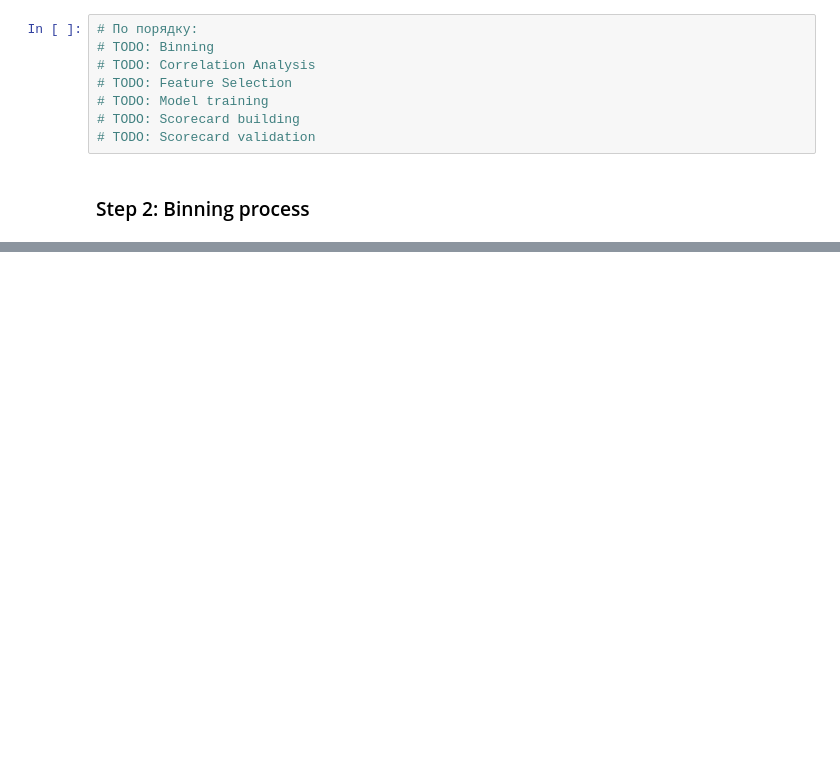
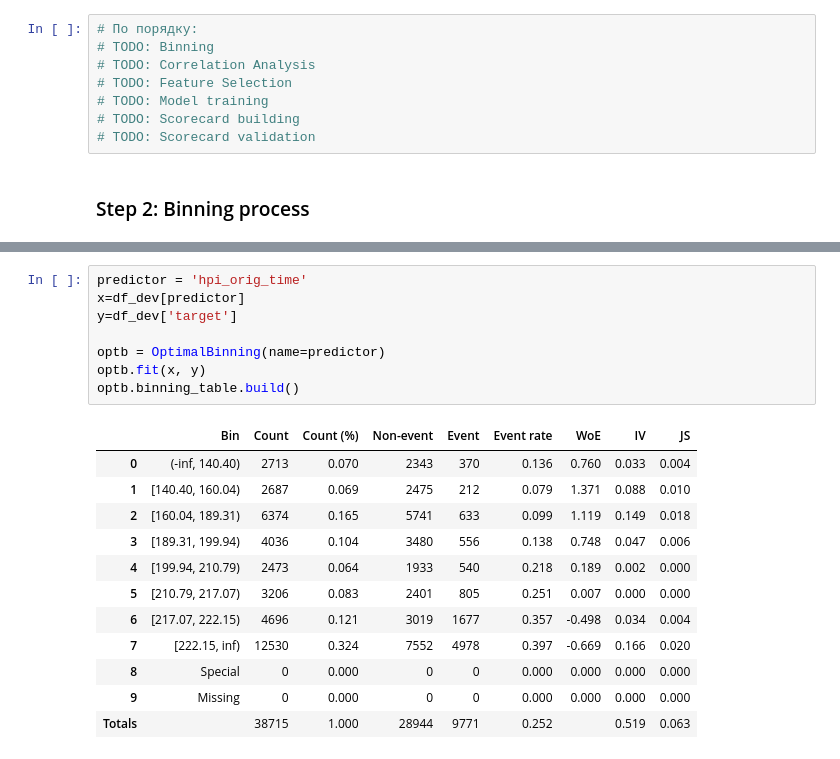
Before and after one commit to MaksimObukhov/pd_scorecard, a Jupyter notebook: main.ipynb, the cells around one changed output, grey strips where cells are left out. Cells and saved outputs as stored; diff of their text form; blank space fills up the shorter version.

```diff
--- a/main.ipynb
+++ b/main.ipynb
@@ -468,0 +484,21 @@ binning = BinningProcess(predictors,min_bin_size=0.05,
+# %%
+predictor = 'hpi_orig_time'
+x=df_dev[predictor]
+y=df_dev['target']
+
+optb = OptimalBinning(name=predictor)
+optb.fit(x, y)
+optb.binning_table.build()
+# %% [output]
+|  | Bin | Count | Count (%) | Non-event | Event | Event rate | WoE | IV | JS |
+| 0 | (-inf, 140.40) | 2713 | 0.070 | 2343 | 370 | 0.136 | 0.760 | 0.033 | 0.004 |
+| 1 | [140.40, 160.04) | 2687 | 0.069 | 2475 | 212 | 0.079 | 1.371 | 0.088 | 0.010 |
+| 2 | [160.04, 189.31) | 6374 | 0.165 | 5741 | 633 | 0.099 | 1.119 | 0.149 | 0.018 |
+| 3 | [189.31, 199.94) | 4036 | 0.104 | 3480 | 556 | 0.138 | 0.748 | 0.047 | 0.006 |
+| 4 | [199.94, 210.79) | 2473 | 0.064 | 1933 | 540 | 0.218 | 0.189 | 0.002 | 0.000 |
+| 5 | [210.79, 217.07) | 3206 | 0.083 | 2401 | 805 | 0.251 | 0.007 | 0.000 | 0.000 |
+| 6 | [217.07, 222.15) | 4696 | 0.121 | 3019 | 1677 | 0.357 | -0.498 | 0.034 | 0.004 |
+| 7 | [222.15, inf) | 12530 | 0.324 | 7552 | 4978 | 0.397 | -0.669 | 0.166 | 0.020 |
+| 8 | Special | 0 | 0.000 | 0 | 0 | 0.000 | 0.000 | 0.000 | 0.000 |
+| 9 | Missing | 0 | 0.000 | 0 | 0 | 0.000 | 0.000 | 0.000 | 0.000 |
+| Totals |  | 38715 | 1.000 | 28944 | 9771 | 0.252 |  | 0.519 | 0.063 |
```
Also changed, not shown: parts of 3 cells of this notebook.
